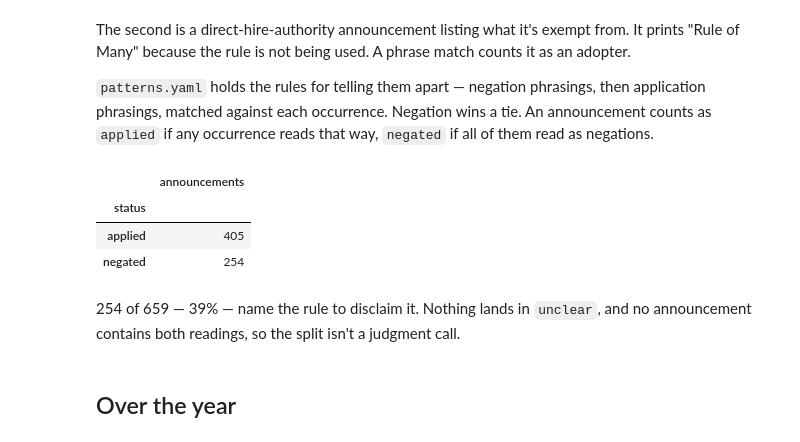
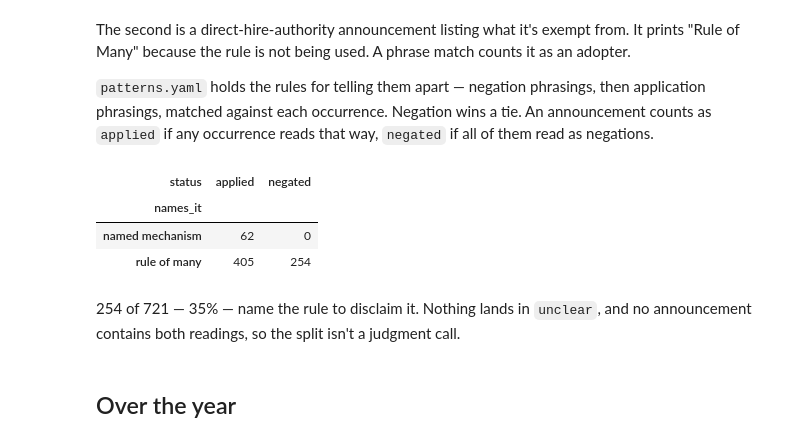
Before and after one commit to abigailhaddad/joa, a Jupyter notebook: rule_of_many.ipynb, the cells around one changed output. Drawn from its saved outputs; the diff is of its cells as text; code cells hidden in the pictures.

```diff
--- a/rule_of_many.ipynb
+++ b/rule_of_many.ipynb
@@ -87,19 +96,27 @@ an adopter.
 application phrasings, matched against each occurrence. Negation wins a tie. An
 announcement counts as `applied` if any occurrence reads that way, `negated` if all
 of them read as negations.
-# %%
-status = rom.classify(contexts)
-df = hits.assign(status=hits.usajobsControlNumber.map(status),
-                 month=hits.positionOpenDate.str[:7])
-
-df.status.value_counts().rename("announcements").to_frame()
-# %% [output]
-|  | announcements |
-| status |  |
-| applied | 405 |
-| negated | 254 |
+# %%
+import re
+
+status = rom.classify(contexts)
+df = hits.assign(status=hits.usajobsControlNumber.map(status),
+                 month=hits.positionOpenDate.str[:7])
+
+# Which of the two names each announcement used, for the table below.
+umbrella = set(contexts.loc[contexts.ctx.str.contains(rom.PHRASE, case=False, regex=True),
+                            "usajobsControlNumber"])
+df["names_it"] = df.usajobsControlNumber.map(
+    lambda c: "rule of many" if c in umbrella else "named mechanism")
+
+pd.crosstab(df.names_it, df.status)
+# %% [output]
+| status | applied | negated |
+| names_it |  |  |
+| named mechanism | 62 | 0 |
+| rule of many | 405 | 254 |
 # %% [markdown]
-254 of 659 — 39% — name the rule to disclaim it. Nothing lands in `unclear`, and no
+254 of 721 — 35% — name the rule to disclaim it. Nothing lands in `unclear`, and no
 announcement contains both readings, so the split isn't a judgment call.
 # %% [markdown]
 ## Over the year
```
Also changed, not shown: parts of 9 cells of this notebook, 5 other files.
